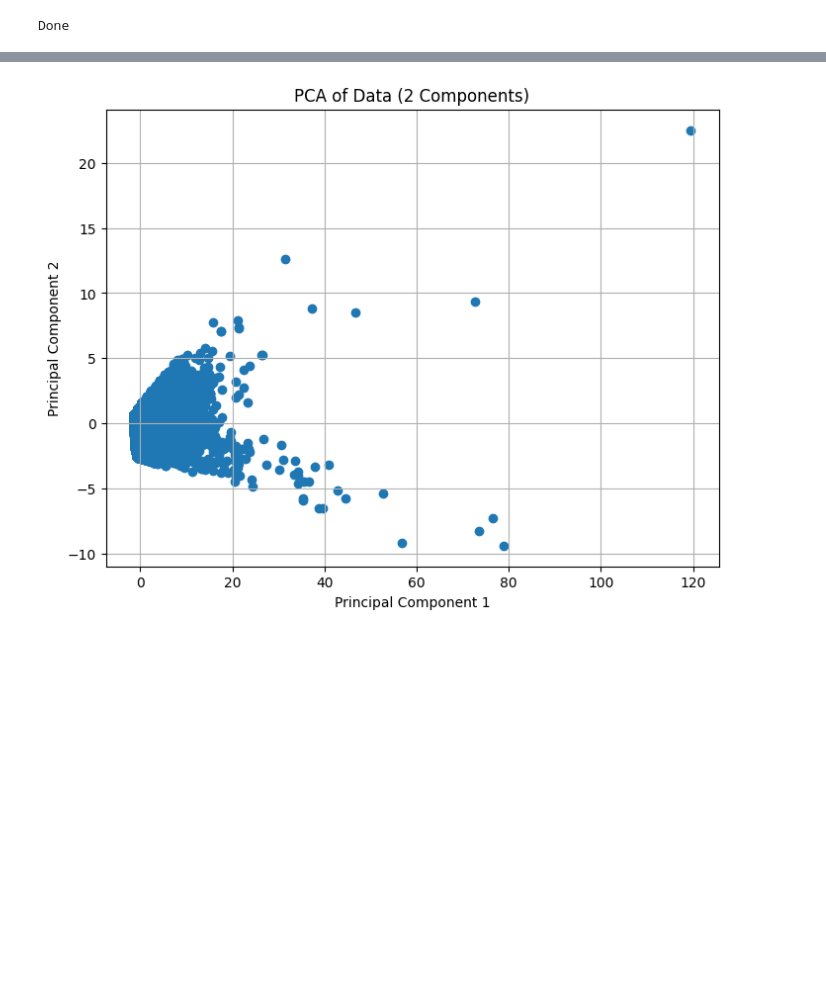
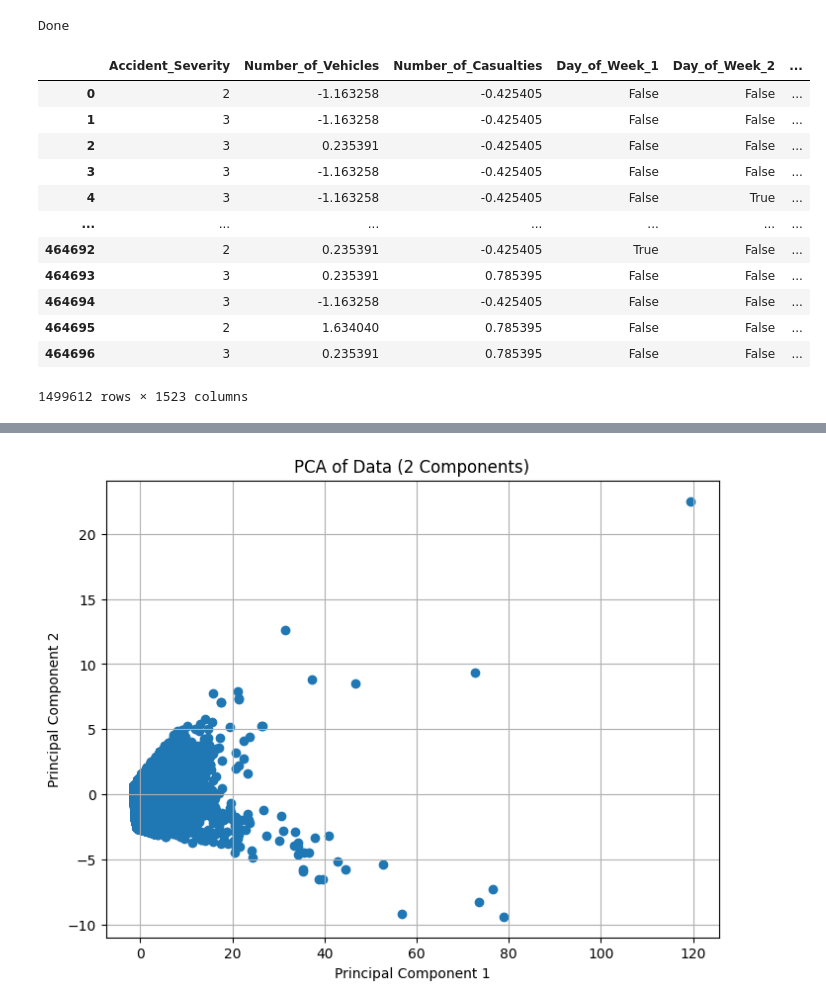
Before and after one commit to ZackRoland/UK_Car_Accident_Severity_Predictor, a Jupyter notebook: final_model.ipynb, the cells around one changed output, grey strips where cells are left out. Saved outputs shown, nothing was run; the diff lists cells and outputs as text; code cells hidden in the pictures; blank space fills up the shorter version.

```diff
--- a/final_model.ipynb
+++ b/final_model.ipynb
@@ -75,6 +79,22 @@ df = pd.get_dummies(df, columns = ['Day_of_Week', 'Time', 'Speed_limit', 'Juncti
 print("Done")
 # %% [output]
 Done
+# %%
+df
+# %% [output]
+|  | Accident_Severity | Number_of_Vehicles | Number_of_Casualties | Day_of_Week_1 | Day_of_Week_2 | ... |
+| 0 | 2 | -1.163258 | -0.425405 | False | False | ... |
+| 1 | 3 | -1.163258 | -0.425405 | False | False | ... |
+| 2 | 3 | 0.235391 | -0.425405 | False | False | ... |
+| 3 | 3 | -1.163258 | -0.425405 | False | False | ... |
+| 4 | 3 | -1.163258 | -0.425405 | False | True | ... |
+| ... | ... | ... | ... | ... | ... | ... |
+| 464692 | 2 | 0.235391 | -0.425405 | True | False | ... |
+| 464693 | 3 | 0.235391 | 0.785395 | False | False | ... |
+| 464694 | 3 | -1.163258 | -0.425405 | False | False | ... |
+| 464695 | 2 | 1.634040 | 0.785395 | False | False | ... |
+| 464696 | 3 | 0.235391 | 0.785395 | False | False | ... |
+1499612 rows × 1523 columns
 # %%
 pca = sk.decomposition.PCA(n_components=2)
 transform = pca.fit_transform(df)
```
Also changed, not shown: parts of 6 cells of this notebook.
